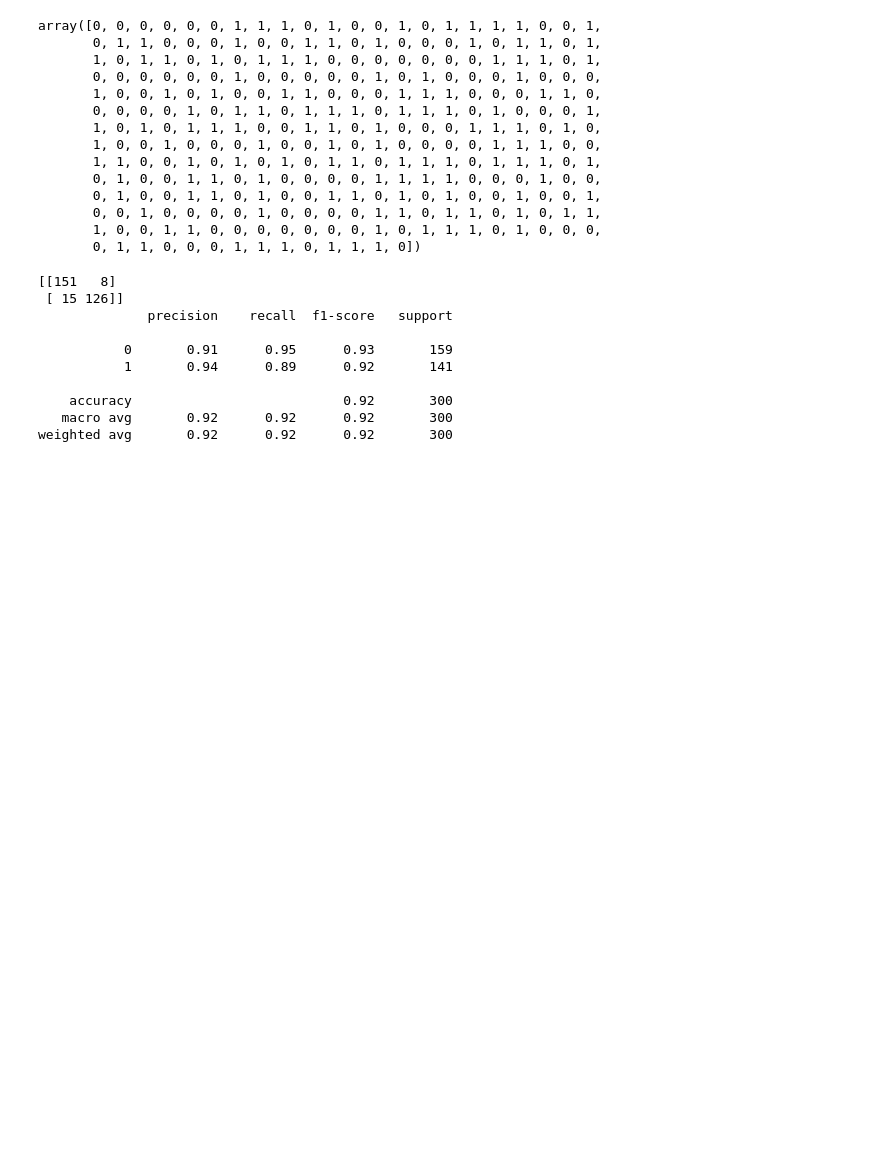
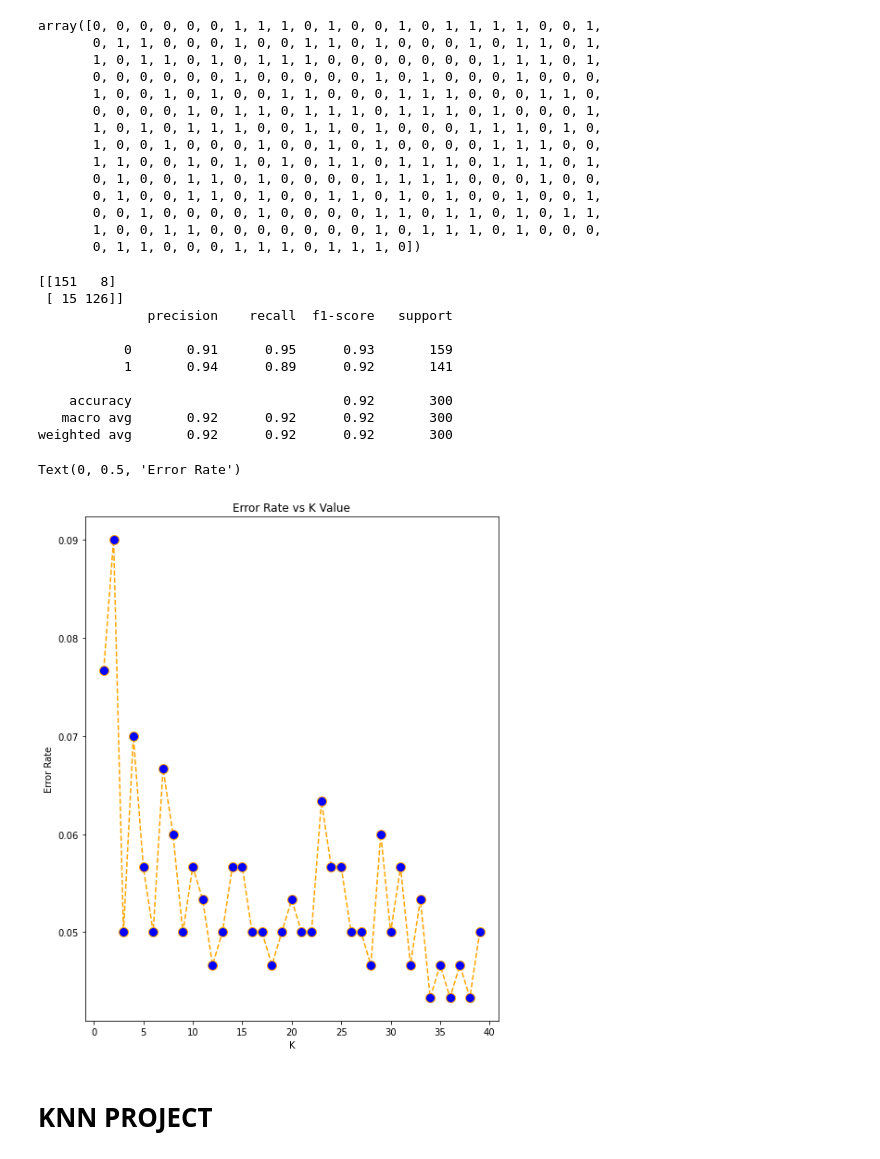
Before and after one commit to OneMogin/project_git, a Jupyter notebook: pythonds_bootcamp/KNN/knn.ipynb, the cells around one changed output. Cells and saved outputs as stored; diff of their text form; code cells hidden in the pictures; blank space fills up the shorter version.

Commit message:
knn project solutions

```diff
--- a/pythonds_bootcamp/KNN/knn.ipynb
+++ b/pythonds_bootcamp/KNN/knn.ipynb
@@ -109,3 +109,15 @@ for i in range(1,40):
     knn.fit(X_train, y_train)
     pred_i = knn.predict(X_test)
     error_rate.append(np.mean(pred_i != y_test))
+# %%
+plt.figure(figsize=(8,10))
+plt.plot(range(1,40), error_rate, color='orange', linestyle='dashed', marker='o', markerfacecolor='blue', markersize = 10)
+
+plt.title('Error Rate vs K Value')
+plt.xlabel('K')
+plt.ylabel('Error Rate')
+# %% [output]
+Text(0, 0.5, 'Error Rate')
+[figure, added]
+# %% [markdown]
+# KNN PROJECT
```
Also changed, not shown: parts of 15 cells of this notebook, 1 other file.
